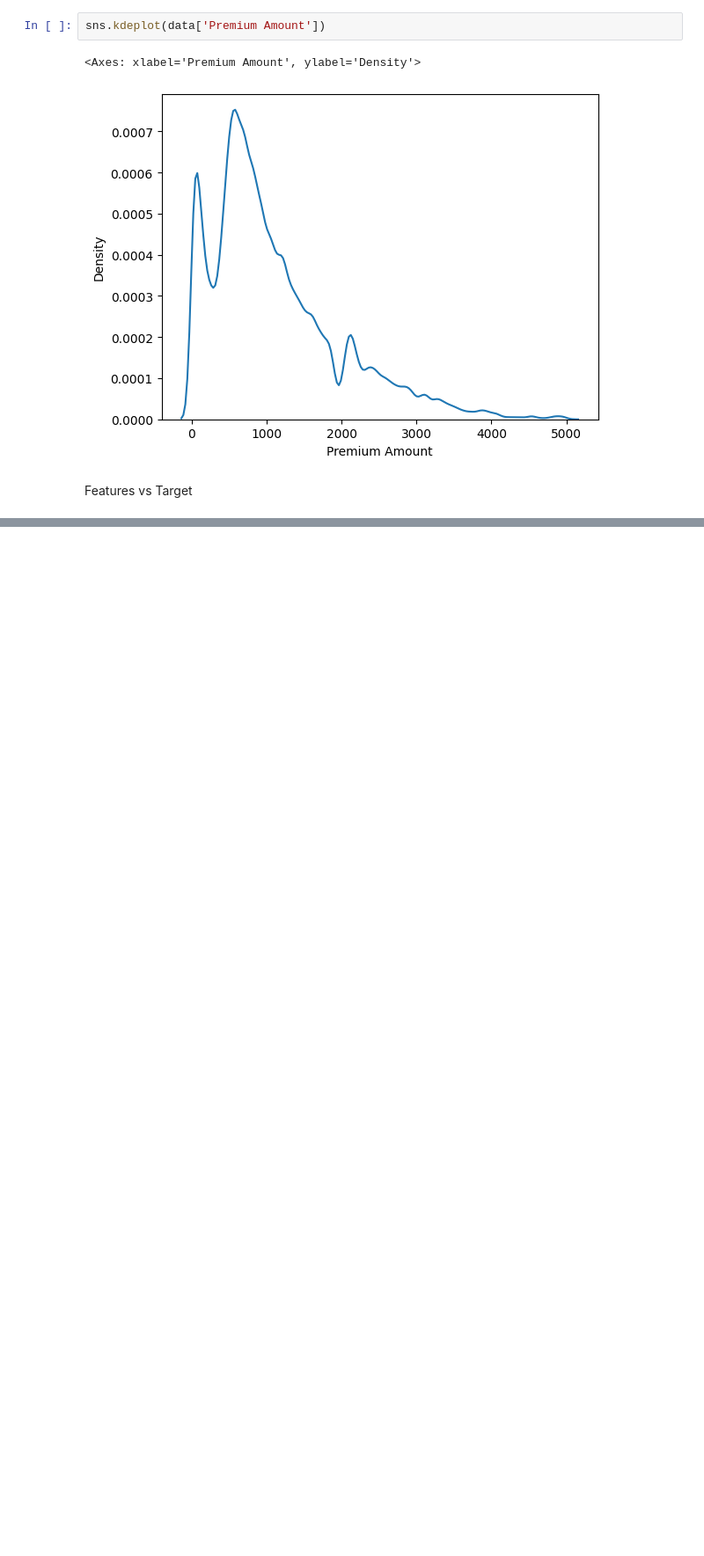
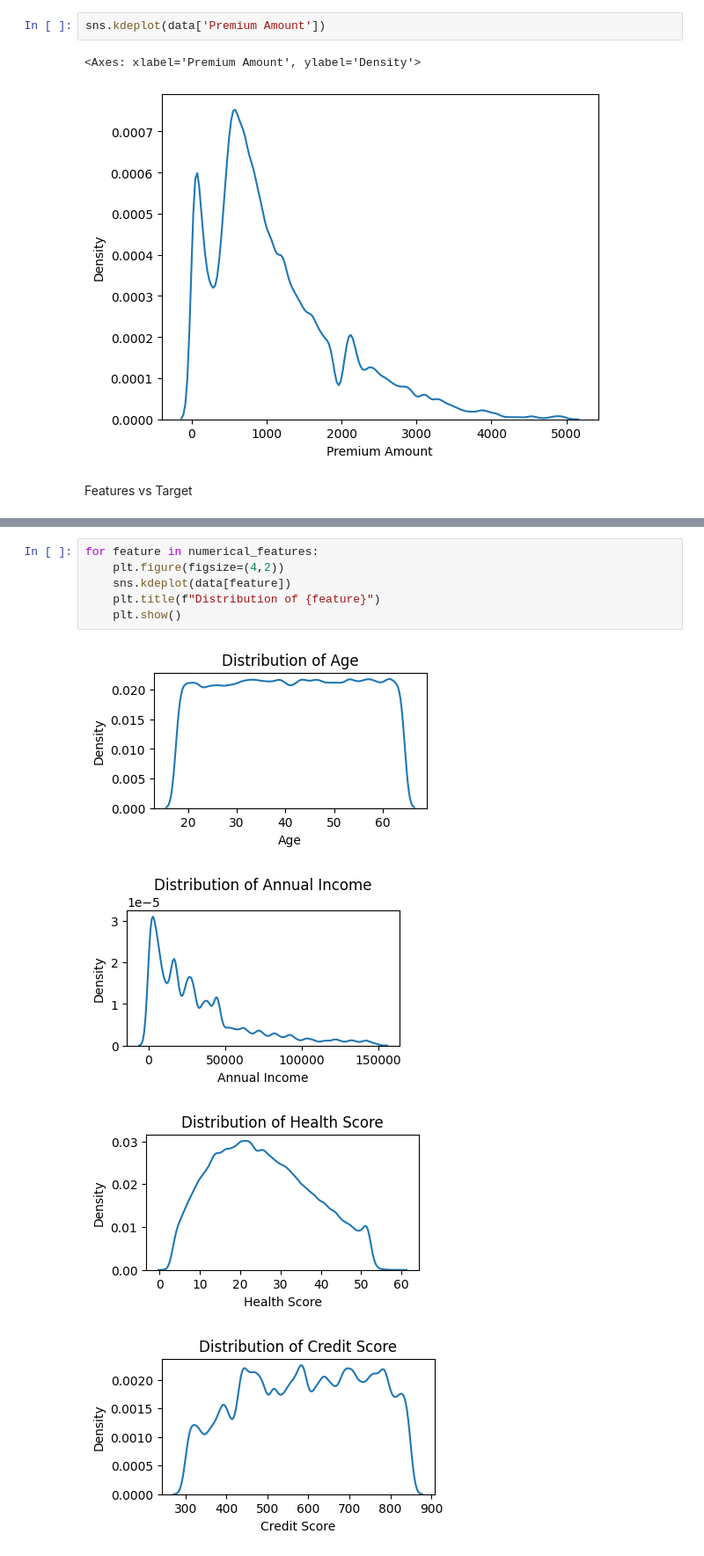
Before and after one commit to Mahaa-Lakshmi/SmartPremium, a Jupyter notebook: notebooks/EDA.ipynb, the cells around one changed output, grey strips where cells are left out. Shown: that part at 88% size. Cells and saved outputs as stored; diff of their text form; blank space fills up the shorter version.

```diff
--- a/notebooks/EDA.ipynb
+++ b/notebooks/EDA.ipynb
@@ -163,0 +162,11 @@ plt.show()
+# %%
+for feature in numerical_features:
+    plt.figure(figsize=(4,2))
+    sns.kdeplot(data[feature])
+    plt.title(f"Distribution of {feature}")
+    plt.show()
+# %% [output]
+[figure, added]
+[figure, added]
+[figure, added]
+[figure, added]
```
Also changed, not shown: parts of 10 cells of this notebook, 1 other file.
